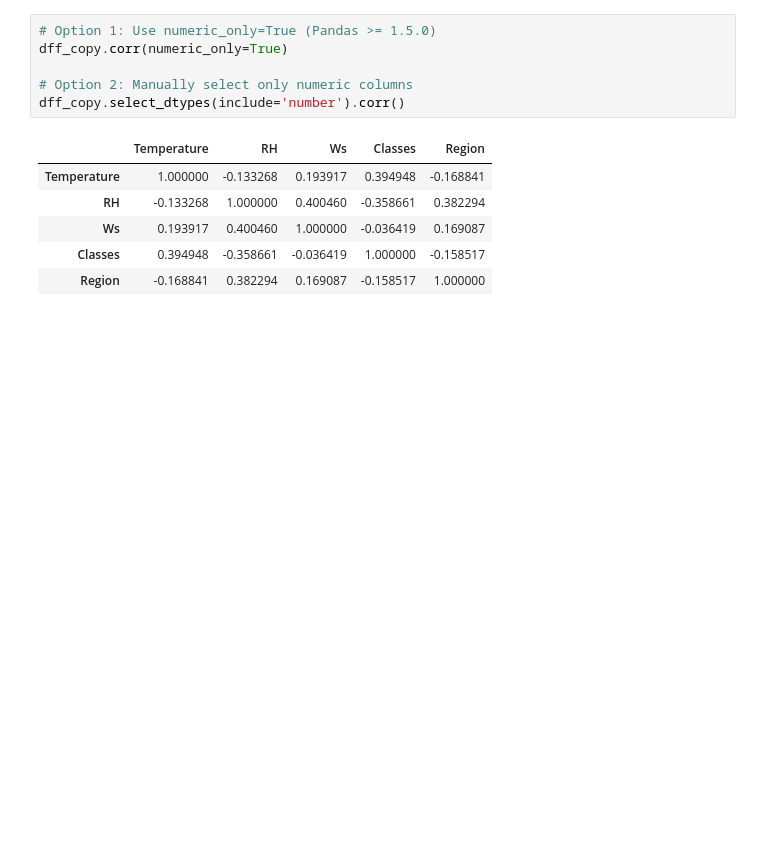
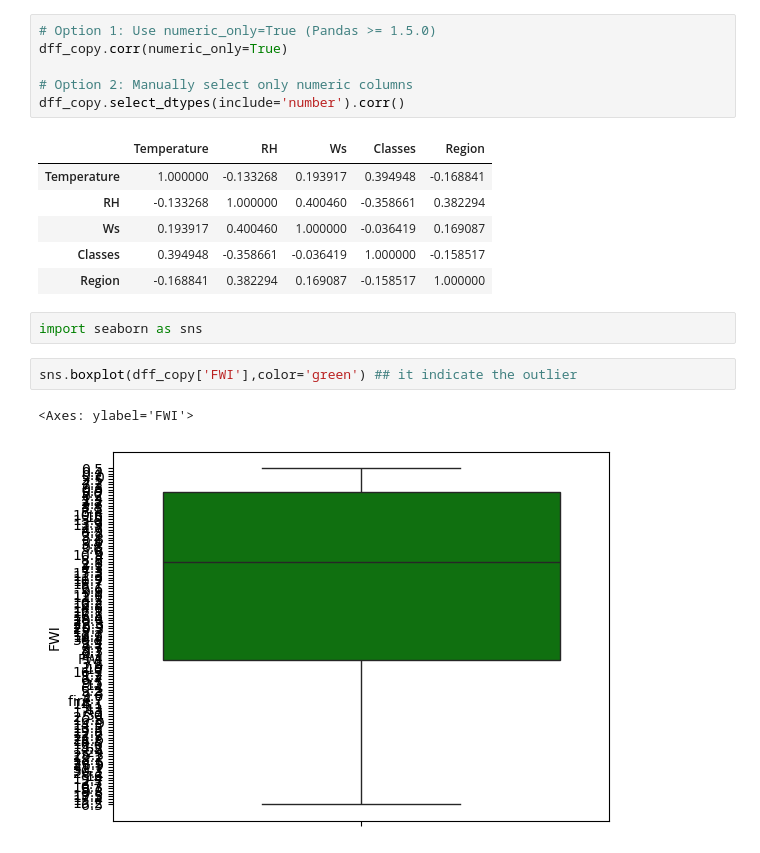
Before and after one commit to Purvi1102/Coding-Practice, a Jupyter notebook: 16june2025/temp.ipynb, the cells around one changed output. Cells and saved outputs as stored; diff of their text form; blank space fills up the shorter version.

```diff
--- a/16june2025/temp.ipynb
+++ b/16june2025/temp.ipynb
@@ -310,3 +309,10 @@ dff_copy.select_dtypes(include='number').corr()
 | Ws | 0.193917 | 0.400460 | 1.000000 | -0.036419 | 0.169087 |
 | Classes | 0.394948 | -0.358661 | -0.036419 | 1.000000 | -0.158517 |
 | Region | -0.168841 | 0.382294 | 0.169087 | -0.158517 | 1.000000 |
+# %%
+import seaborn as sns
+# %%
+sns.boxplot(dff_copy['FWI'],color='green') ## it indicate the outlier
+# %% [output]
+<Axes: ylabel='FWI'>
+[figure, added]
```
Also changed, not shown: parts of 12 cells of this notebook.
